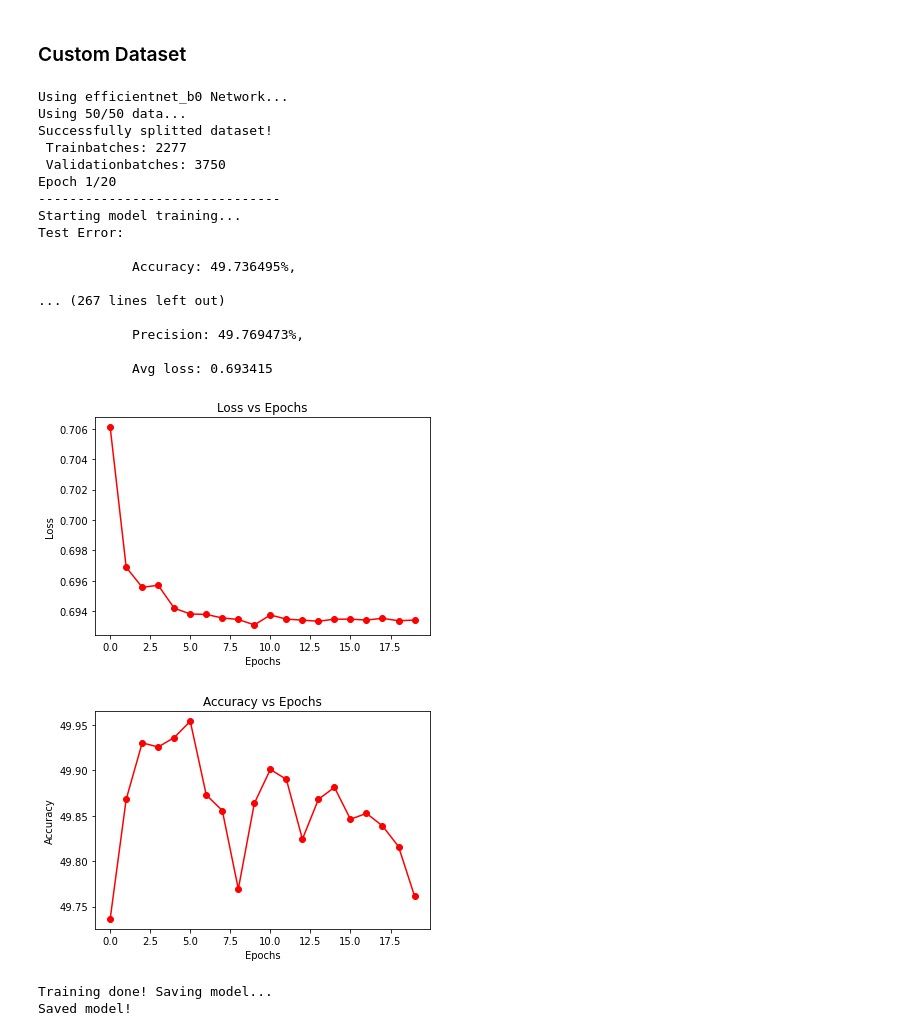
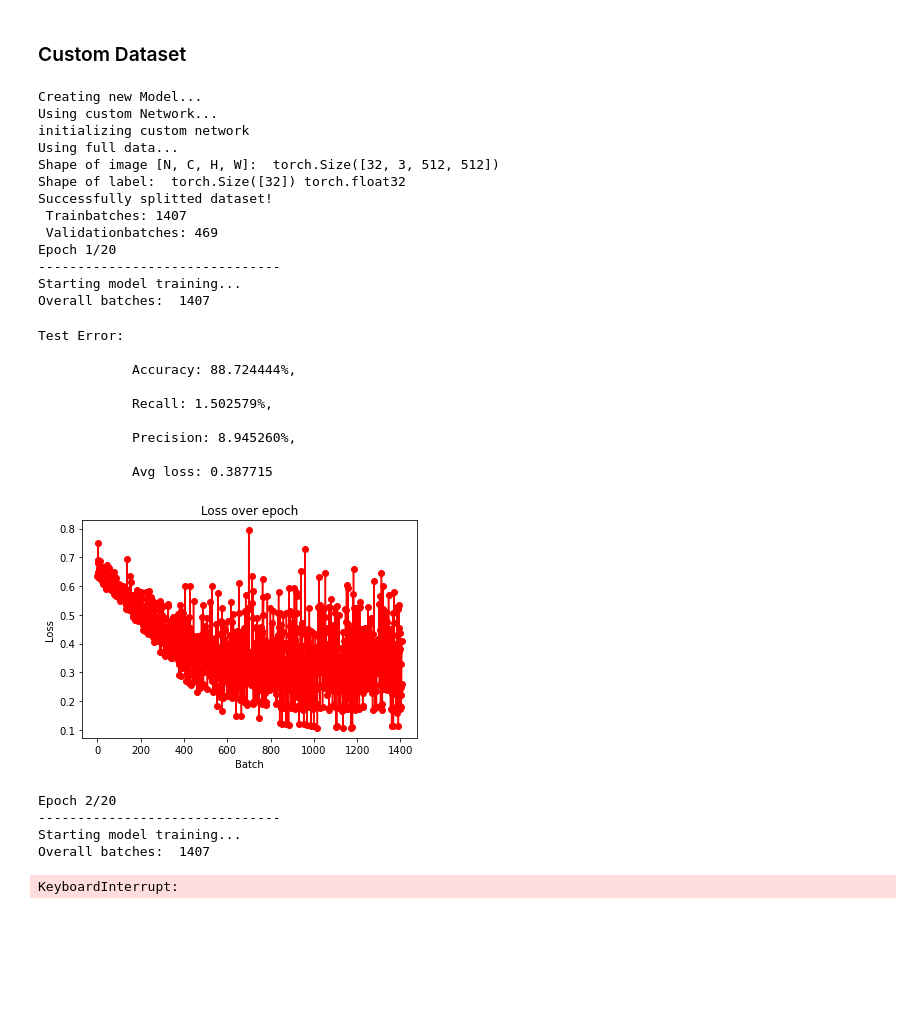
Before and after one commit to Adrian-GGit/SETI, a Jupyter notebook: seti_notebooks/schnaufNet.ipynb, the cells around one changed output. Cells and saved outputs as stored; diff of their text form; code cells hidden in the pictures; blank space fills up the shorter version.

Commit message:
transfer learning stuff testing

```diff
--- a/seti_notebooks/schnaufNet.ipynb
+++ b/seti_notebooks/schnaufNet.ipynb
@@ -18,7 +21,7 @@ torch.cuda.empty_cache()
 ### Config
 # %%
 conf_dict = {
-    "batch_size": 4,
+    "batch_size": 32,
     "learn_rate": 1e-3,
     "min_learn_rate": 1e-6,
     "weight_decay": 1e-4,
@@ -72,14 +75,17 @@ class SETIDataset(Dataset):
 	def __len__(self):
 		return len(self.img_labels)
 
+		# testing with single batch - for example with 1k epochs
+		# return conf_dict["batch_size"]
+
 	def __getitem__(self, idx):
 		file_path = self.file_names[idx]
 		image = np.load(file_path)
 		image = image.astype(np.float32)
 
-		if self.use_cv_preprocessing:
-			cadence = Cadence(file_path)
-			cadence.cv()
+		# if self.use_cv_preprocessing:
+		# 	cadence = Cadence(file_path)
+		# 	cadence.cv()
 
 		image = np.vstack(image).T
 
@@ -91,7 +97,7 @@ class SETIDataset(Dataset):
 
 		label = torch.tensor(self.img_labels["target"][idx]).float()
 
-		# image = image.repeat(3, 1, 1) # TODO: probably just repeating the single channel isnt the best way => probably converting grayscale to rgb is better
+		image = image.repeat(3, 1, 1) # TODO: probably just repeating the single channel isnt the best way => probably converting grayscale to rgb is better
 
 		return image, label
 
@@ -106,6 +112,7 @@ network_conf_dict = {
 
 class NeuralNetwork(nn.Module):
     def __init__(self):
+        print("initializing custom network")
         super(NeuralNetwork, self).__init__()
         self.flatten = nn.Flatten()
         self.dropout = nn.Dropout(p=0.1)
@@ -141,10 +148,19 @@ class NeuralNetwork(nn.Module):
         return logits
 
 class NeuralNetworkWithBackbone(nn.Module):
-    def __init__(self, pretrained=True):
+    def __init__(self, pretrained=False):
+        print("initializing transfer learning network")
         super().__init__()
         self.backbone = timm.create_model(conf_dict["transfer_model_name"], pretrained=pretrained, in_chans=1)
         self.backbone.classifier = nn.Linear(self.backbone.classifier.in_features, 1)
+        # self.backbone = models.resnet50(pretrained=pretrained).to(device)
+        # for param in self.backbone.parameters():
+        #     param.requires_grad = False
+
+        # self.backbone.fc = nn.Sequential(
+        #             nn.Linear(2048, 128),
+        #             nn.ReLU(inplace=True),
+        #             nn.Linear(128, 1)).to(device)
 
     def forward(self, x):
         return self.backbone(x)
@@ -349,29 +391,36 @@ class SETITrainValidation():
         self.plot_loss_acc_vs_epochs(train=False, plot_loss=True)
         self.plot_loss_acc_vs_epochs(train=False, plot_loss=False)
 # %%
-seti_trainer = SETITrainValidation(conf_dict["train_dir"], conf_dict["test_dir"], load_model=False, use_backbone=True)
-seti_trainer.split(behaviour=conf_dict["behaviours"]["50_50"], use_all=True)
+seti_trainer = SETITrainValidation(conf_dict["train_dir"], conf_dict["test_dir"], load_model=False, use_backbone=False)
+seti_trainer.split(behaviour=conf_dict["behaviours"]["all"], use_all=True)
 seti_trainer.train_model()
 # seti_trainer.validate_model()
 # %% [output]
-Using efficientnet_b0 Network...
-Using 50/50 data...
+Creating new Model...
+Using custom Network...
+initializing custom network
+Using full data...
+Shape of image [N, C, H, W]:  torch.Size([32, 3, 512, 512])
+Shape of label:  torch.Size([32]) torch.float32
 Successfully splitted dataset!
- Trainbatches: 2277
- Validationbatches: 3750
+ Trainbatches: 1407
+ Validationbatches: 469
 Epoch 1/20
 -------------------------------
 Starting model training...
-Test Error:
-
-            Accuracy: 49.736495%,
-
-... (267 lines left out)
-
-            Precision: 49.769473%,
-
-            Avg loss: 0.693415
+Overall batches:  1407
+Test Error:
+
+            Accuracy: 88.724444%,
+
+            Recall: 1.502579%,
+
+            Precision: 8.945260%,
+
+            Avg loss: 0.387715
-[figure, old version]
+[figure, new version]
-[figure, removed]
-Training done! Saving model...
-Saved model!
+Epoch 2/20
+-------------------------------
+Starting model training...
+Overall batches:  1407
+KeyboardInterrupt:
```
Also changed, not shown: parts of 2 cells of this notebook.
